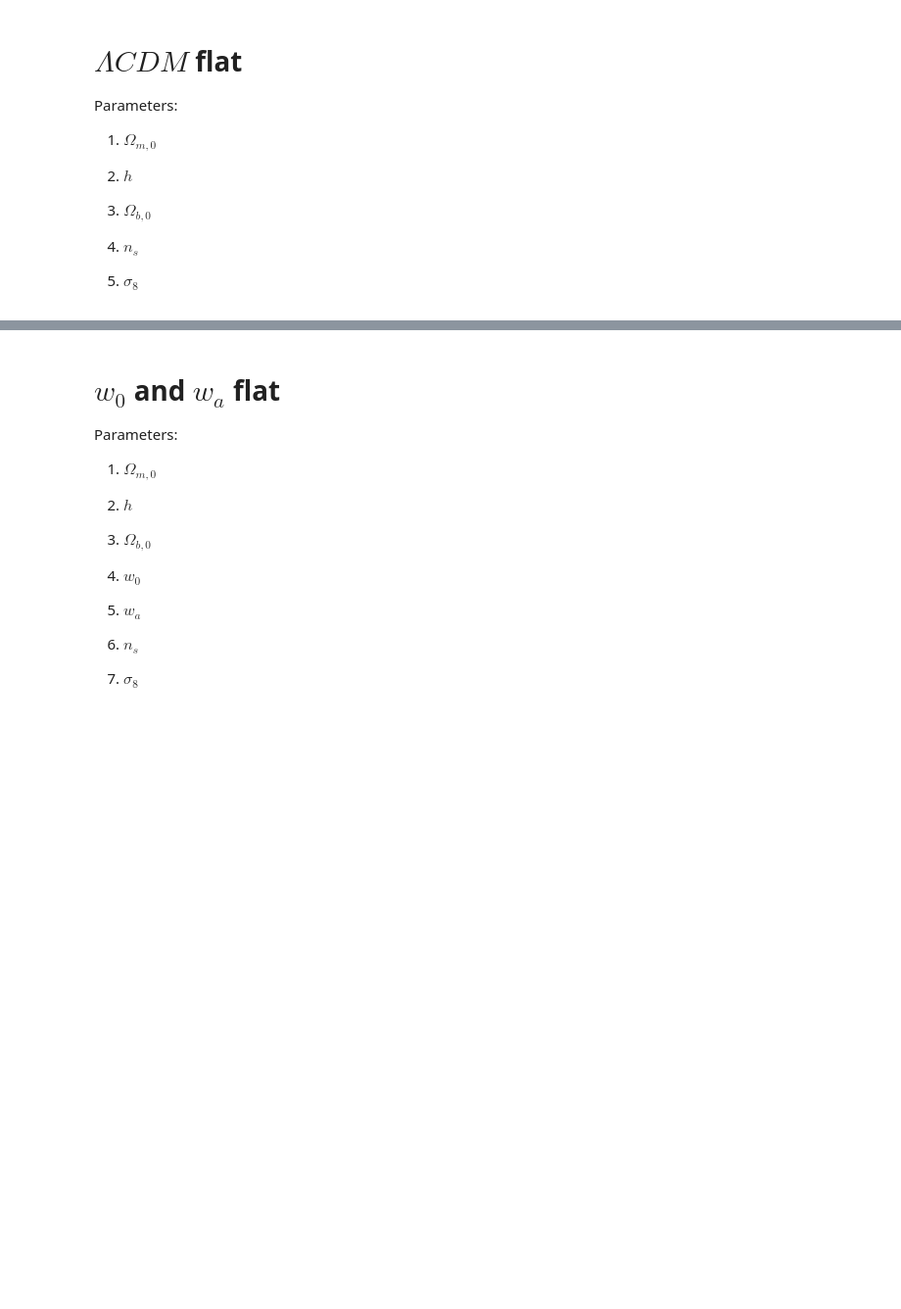
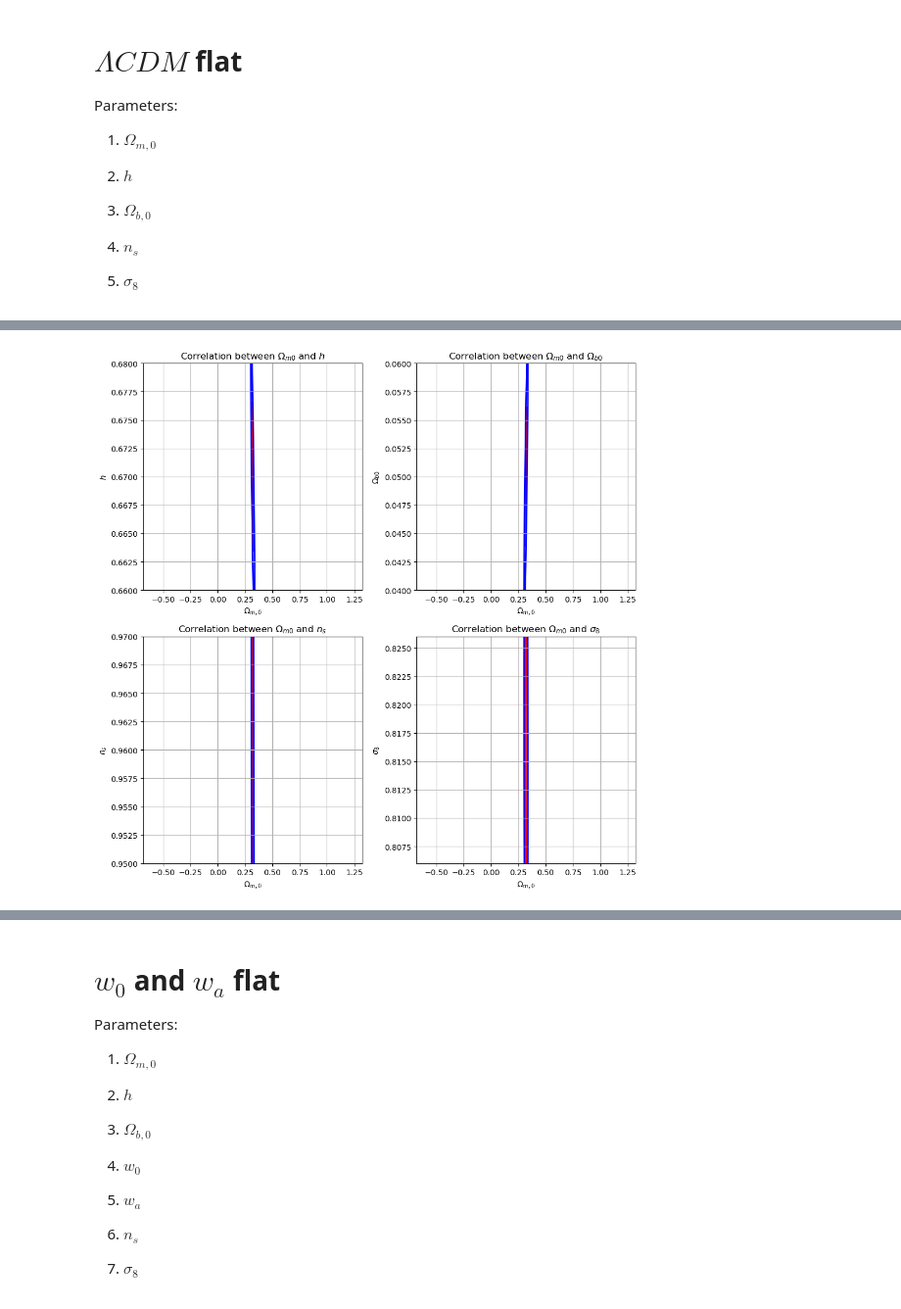
Before and after one commit to XimePS/Fisher_Matrix_WL, a Jupyter notebook: Confidence regions.ipynb, the cells around one changed output, grey strips where cells are left out. Shown at 98% size. Saved outputs shown, nothing was run; the diff lists cells and outputs as text; code cells hidden in the pictures; blank space fills up the shorter version.

```diff
--- a/Confidence regions.ipynb
+++ b/Confidence regions.ipynb
@@ -139,15 +73,0 @@ plt.show()
-# %%
-fig, ax = plt.subplots()
-
-cov_ij = cov_matrix[np.ix_([0, 4], [0, 4])]
-
-plot_error_ellipse(ax, cov_ij, pos=(Omega_m0, sigma8), nstd=1, edgecolor='red', lw=2, facecolor='none')
-plot_error_ellipse(ax, cov_ij, pos=(Omega_m0, sigma8), nstd=2, edgecolor='red', lw=2, facecolor='none')
-ax.set_xlim(Omega_m0 -1, Omega_m0 + 1)
-ax.set_ylim(sigma8 - 0.01, sigma8 + 0.01)
-
-ax.set_xlabel('$\Omega_{m,0}$')
-ax.set_ylabel('$\sigma_8$')
-ax.grid(True)
-
-plt.show()
@@ -157,0 +78,69 @@ plt.show()
+# %%
+params = [Omega_m0, h, Omega_b0, ns, sigma8]
+params_names = ['$\Omega_{m0}$', '$h$', '$\Omega_{b0}$', '$n_s$', '$\sigma_8$']
+
+# Omega_m0
+fig, axs = plt.subplots(2, 2, figsize=(10, 10))
+for i in range(1, 5):
+    cov_ij = cov_matrix[np.ix_([0, i], [0, i])]
+    row = (i - 1) // 2
+    col = (i - 1) % 2
+    ax = axs[row, col]
+    plot_error_ellipse(ax, cov_ij, pos=(Omega_m0, params[i]), nstd=1, edgecolor='red', lw=2, facecolor='none')
+    plot_error_ellipse(ax, cov_ij, pos=(Omega_m0, params[i]), nstd=2, edgecolor='blue', lw=2, facecolor='none')
+    ax.set_xlim(Omega_m0 - 1, Omega_m0 + 1)
+    ax.set_ylim(params[i] - 0.01, params[i] + 0.01)
+    ax.set_xlabel('$\Omega_{m,0}$')
+    ax.set_ylabel(params_names[i])
+    ax.grid(True)
+    ax.set_title(f'Correlation between {params_names[0]} and {params_names[i]}')
+plt.tight_layout()
+plt.show()
+
+# h
+fig, axs = plt.subplots(1, 3, figsize=(15, 5))
+for i in range(2, 5):
+    cov_ij = cov_matrix[np.ix_([1, i], [1, i])]
+    ax = axs[i - 2]
+    plot_error_ellipse(ax, cov_ij, pos=(h, params[i]), nstd=1, edgecolor='red', lw=2, facecolor='none')
+    plot_error_ellipse(ax, cov_ij, pos=(h, params[i]), nstd=2, edgecolor='blue', lw=2, facecolor='none')
+    ax.set_xlim(h - 1, h + 1)
+    ax.set_ylim(params[i] - 0.01, params[i] + 0.01)
+    ax.set_xlabel('$h$')
+    ax.set_ylabel(params_names[i])
+    ax.grid(True)
+    ax.set_title(f'Correlation between {params_names[1]} and {params_names[i]}')
+plt.tight_layout()
+plt.show()
+
+# Omega_b0
+fig, axs = plt.subplots(1, 2, figsize=(15, 5))
+for i in range(3, 5):
+    cov_ij = cov_matrix[np.ix_([2, i], [2, i])]
+    ax = axs[i - 3]
+    plot_error_ellipse(ax, cov_ij, pos=(Omega_b0, params[i]), nstd=1, edgecolor='red', lw=2, facecolor='none')
+    plot_error_ellipse(ax, cov_ij, pos=(Omega_b0, params[i]), nstd=2, edgecolor='blue', lw=2, facecolor='none')
+    ax.set_xlim(Omega_b0 - 1, Omega_b0 + 1)
+    ax.set_ylim(params[i] - 0.01, params[i] + 0.01)
+    ax.set_xlabel('$\Omega_{b,0}$')
+    ax.set_ylabel(params_names[i])
+    ax.grid(True)
+    ax.set_title(f'Correlation between {params_names[2]} and {params_names[i]}')
+plt.tight_layout()
+plt.show()
+
+# ns
+fig, ax = plt.subplots(figsize=(15, 5))
+cov_ij = cov_matrix[np.ix_([3, 4], [3, 4])]
+plot_error_ellipse(ax, cov_ij, pos=(ns, params[4]), nstd=1, edgecolor='red', lw=2, facecolor='none')
+plot_error_ellipse(ax, cov_ij, pos=(ns, params[4]), nstd=2, edgecolor='blue', lw=2, facecolor='none')
+ax.set_xlim(ns - 1, ns + 1)
+ax.set_ylim(params[4] - 0.01, params[4] + 0.01)
+ax.set_xlabel('$n_s$')
+ax.set_ylabel(params_names[4])
+ax.grid(True)
+ax.set_title(f'Correlation between {params_names[3]} and {params_names[4]}')
+plt.tight_layout()
+plt.show()
+# %% [output]
+[figure, added]
```
Also changed, not shown: parts of 35 cells of this notebook, 1 other file.
